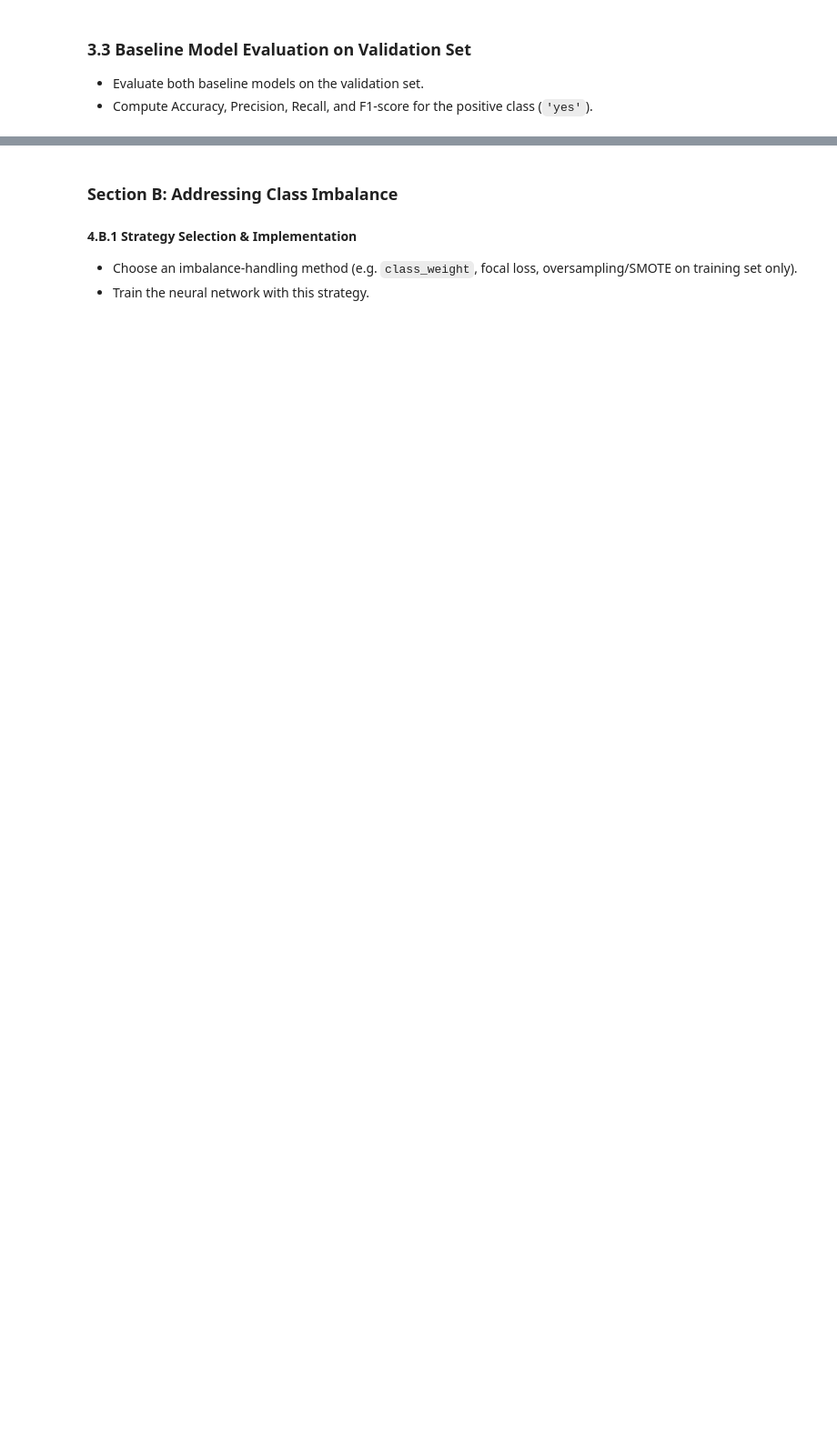
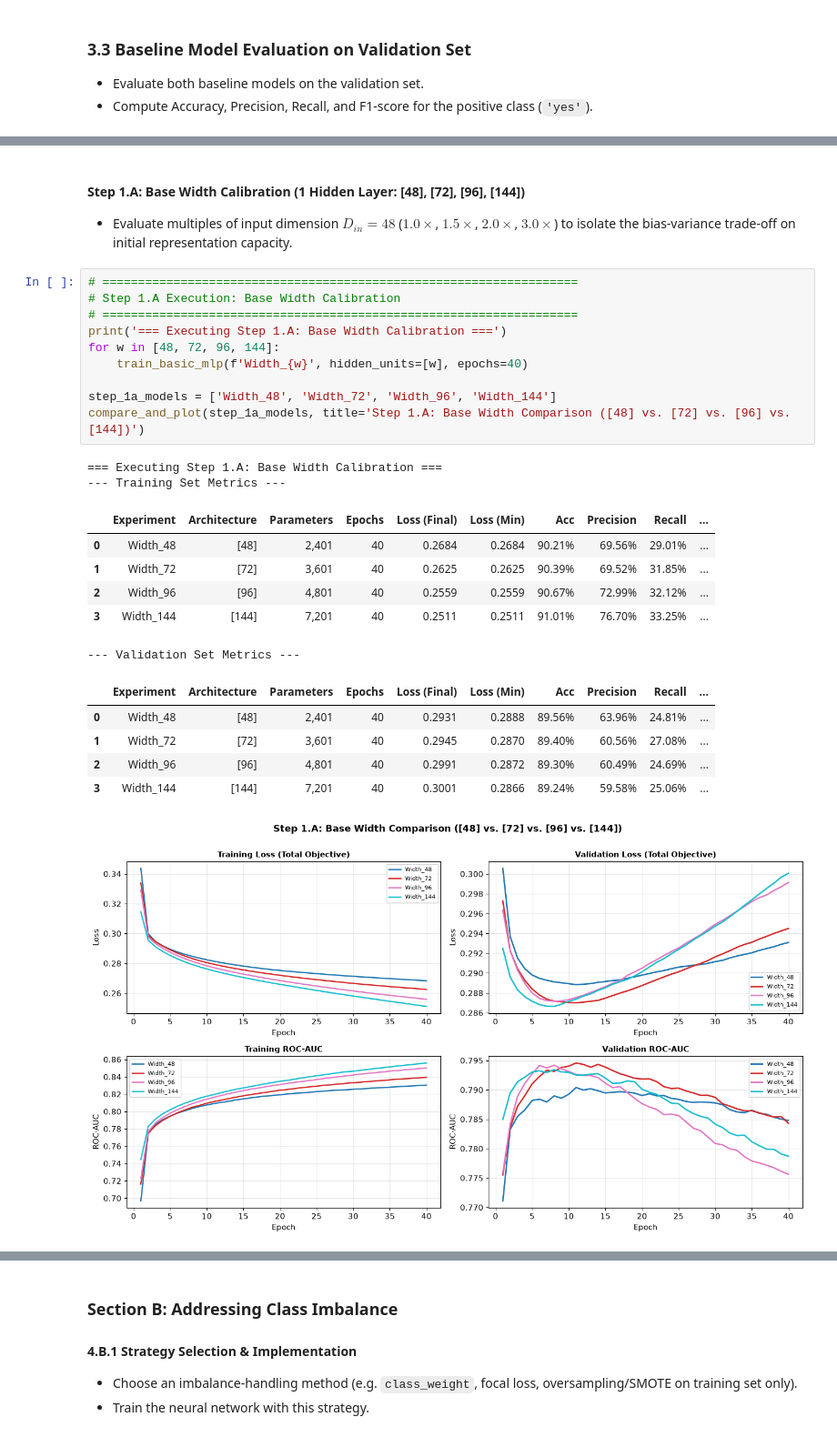
Before and after one commit to Biyou07/Y4, a Jupyter notebook: S7/DL/LABS/7/Lab7.ipynb, the cells around one changed output, grey strips where cells are left out. Shown at 91% size. Saved outputs shown, nothing was run; the diff lists cells and outputs as text; blank space fills up the shorter version.

```diff
--- a/S7/DL/LABS/7/Lab7.ipynb
+++ b/S7/DL/LABS/7/Lab7.ipynb
@@ -1002,0 +1119,28 @@ plt.show()
+# %% [markdown]
+#### Step 1.A: Base Width Calibration (1 Hidden Layer: [48], [72], [96], [144])
+- Evaluate multiples of input dimension $D_{in} = 48$ ($1.0\times$, $1.5\times$, $2.0\times$, $3.0\times$) to isolate the bias-variance trade-off on initial representation capacity.
+# %%
+# ===================================================================
+# Step 1.A Execution: Base Width Calibration
+# ===================================================================
+print('=== Executing Step 1.A: Base Width Calibration ===')
+for w in [48, 72, 96, 144]:
+    train_basic_mlp(f'Width_{w}', hidden_units=[w], epochs=40)
+
+step_1a_models = ['Width_48', 'Width_72', 'Width_96', 'Width_144']
+compare_and_plot(step_1a_models, title='Step 1.A: Base Width Comparison ([48] vs. [72] vs. [96] vs. [144])')
+# %% [output]
+=== Executing Step 1.A: Base Width Calibration ===
+--- Training Set Metrics ---
+|  | Experiment | Architecture | Parameters | Epochs | Loss (Final) | Loss (Min) | Acc | Precision | Recall | ... |
+| 0 | Width_48 | [48] | 2,401 | 40 | 0.2684 | 0.2684 | 90.21% | 69.56% | 29.01% | ... |
+| 1 | Width_72 | [72] | 3,601 | 40 | 0.2625 | 0.2625 | 90.39% | 69.52% | 31.85% | ... |
+| 2 | Width_96 | [96] | 4,801 | 40 | 0.2559 | 0.2559 | 90.67% | 72.99% | 32.12% | ... |
+| 3 | Width_144 | [144] | 7,201 | 40 | 0.2511 | 0.2511 | 91.01% | 76.70% | 33.25% | ... |
+--- Validation Set Metrics ---
+|  | Experiment | Architecture | Parameters | Epochs | Loss (Final) | Loss (Min) | Acc | Precision | Recall | ... |
+| 0 | Width_48 | [48] | 2,401 | 40 | 0.2931 | 0.2888 | 89.56% | 63.96% | 24.81% | ... |
+| 1 | Width_72 | [72] | 3,601 | 40 | 0.2945 | 0.2870 | 89.40% | 60.56% | 27.08% | ... |
+| 2 | Width_96 | [96] | 4,801 | 40 | 0.2991 | 0.2872 | 89.30% | 60.49% | 24.69% | ... |
+| 3 | Width_144 | [144] | 7,201 | 40 | 0.3001 | 0.2866 | 89.24% | 59.58% | 25.06% | ... |
+[figure, added]
```
Also changed, not shown: parts of 34 cells of this notebook, 17 other files.
